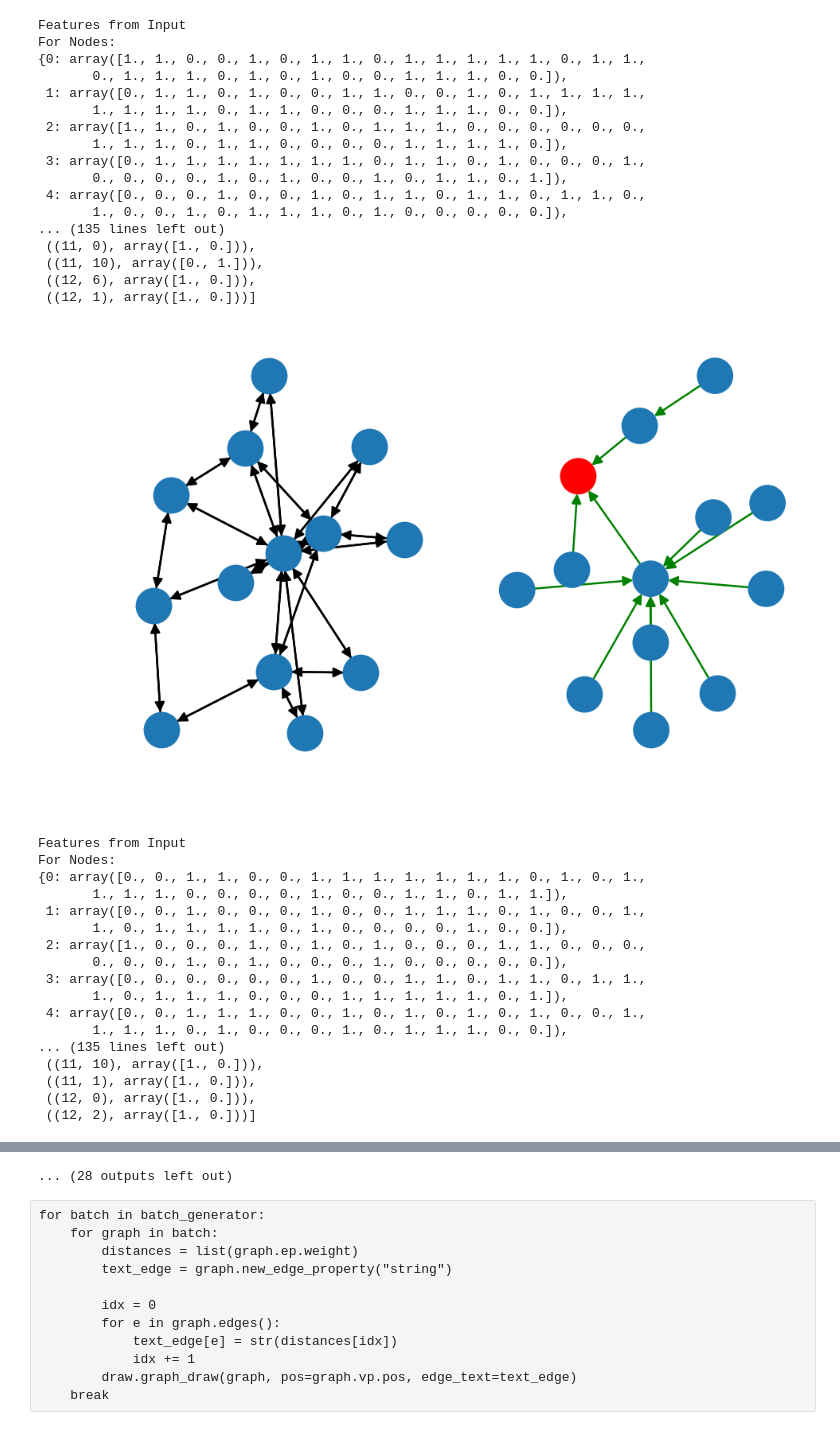
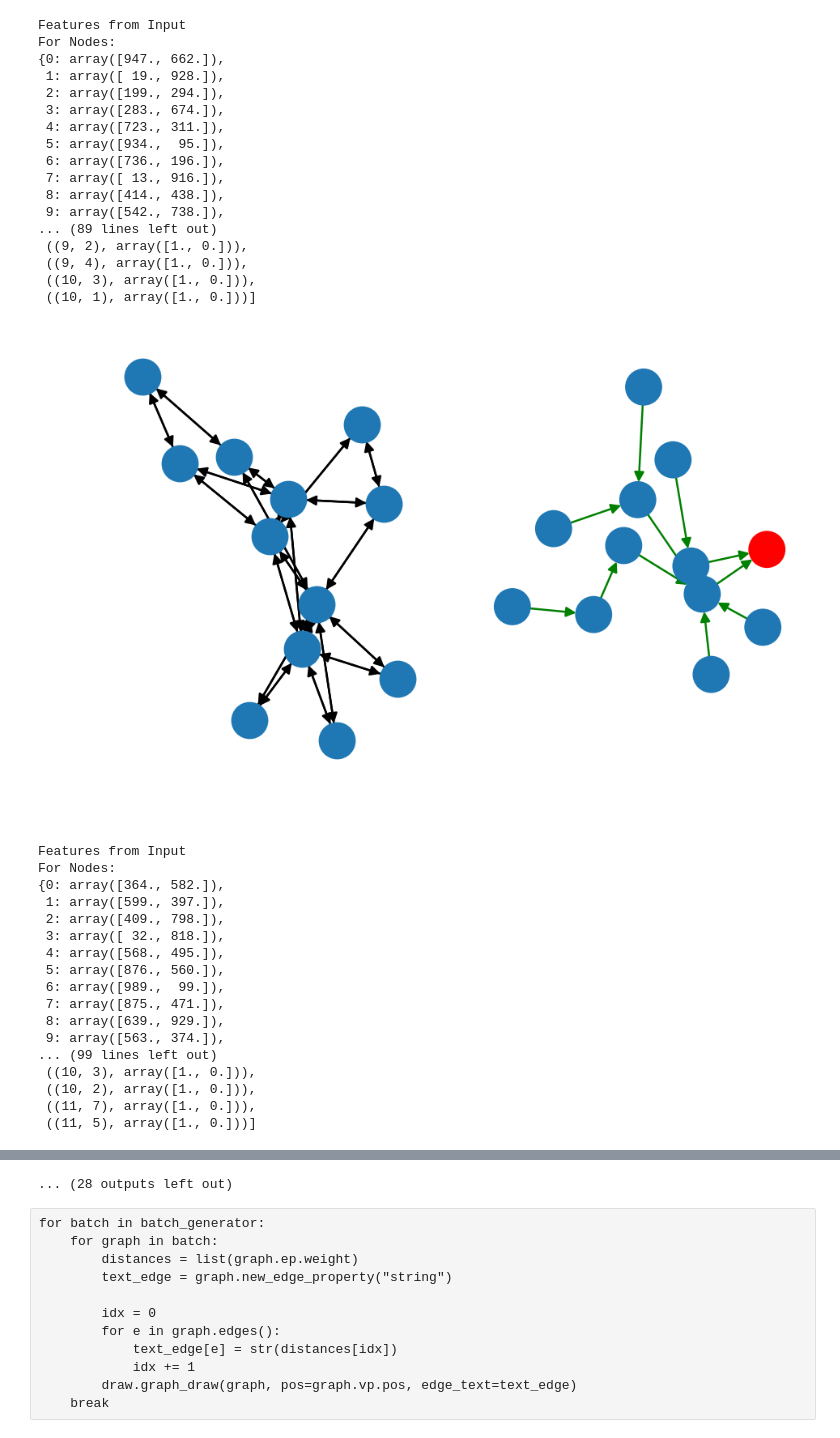
Before and after one commit to caiodadauto/pybrite, a Jupyter notebook: Usage.ipynb, the cells around one changed output, grey strips where cells are left out. Drawn from its saved outputs; the diff is of its cells as text; code cells hidden in the pictures.

Commit message:
Add fields parameter to the generator

```diff
--- a/Usage.ipynb
+++ b/Usage.ipynb
@@ -12,7 +12,7 @@ batch_size = 20
 nodes_size_interval = (10, 15)
 m_size_interval = (2, 2)
 
-batch_generator = pb.graph_batch_generator(batch_size, nodes_size_interval, m_size_interval, input_fields=dict(node="pos"))
+batch_generator = pb.graph_batch_generator(batch_size, nodes_size_interval, m_size_interval, input_fields=dict(node=("pos",)), global_field="pos")
 # %%
 for in_batch, tg_batch in batch_generator:
     p = 0
@@ -36,7 +36,7 @@ for in_batch, tg_batch in batch_generator:
                 edges_to_plot.append(e)
 
         nodes_color = []
-        for ip in dict(tg_graph.nodes(data="ip")).values():
+        for ip in dict(tg_graph.nodes(data="pos")).values():
             if np.all(ip == target_node):
                 nodes_color.append("red")
             else:
@@ -76,35 +76,35 @@ for in_batch, tg_batch in batch_generator:
 Features from Input
 For Nodes:
-{0: array([1., 1., 0., 0., 1., 0., 1., 1., 0., 1., 1., 1., 1., 1., 0., 1., 1.,
-       0., 1., 1., 1., 0., 1., 0., 1., 0., 0., 1., 1., 1., 0., 0.]),
- 1: array([0., 1., 1., 0., 1., 0., 0., 1., 1., 0., 0., 1., 0., 1., 1., 1., 1.,
-       1., 1., 1., 1., 0., 1., 1., 0., 0., 0., 1., 1., 1., 0., 0.]),
- 2: array([1., 1., 0., 1., 0., 0., 1., 0., 1., 1., 1., 0., 0., 0., 0., 0., 0.,
-       1., 1., 1., 0., 1., 1., 0., 0., 0., 0., 1., 1., 1., 1., 0.]),
- 3: array([0., 1., 1., 1., 1., 1., 1., 1., 0., 1., 1., 0., 1., 0., 0., 0., 1.,
-       0., 0., 0., 0., 1., 0., 1., 0., 0., 1., 0., 1., 1., 0., 1.]),
- 4: array([0., 0., 0., 1., 0., 0., 1., 0., 1., 1., 0., 1., 1., 0., 1., 1., 0.,
-       1., 0., 0., 1., 0., 1., 1., 1., 0., 1., 0., 0., 0., 0., 0.]),
-... (135 lines left out)
- ((11, 0), array([1., 0.])),
- ((11, 10), array([0., 1.])),
- ((12, 6), array([1., 0.])),
- ((12, 1), array([1., 0.]))]
+{0: array([947., 662.]),
+ 1: array([ 19., 928.]),
+ 2: array([199., 294.]),
+ 3: array([283., 674.]),
+ 4: array([723., 311.]),
+ 5: array([934.,  95.]),
+ 6: array([736., 196.]),
+ 7: array([ 13., 916.]),
+ 8: array([414., 438.]),
+ 9: array([542., 738.]),
+... (89 lines left out)
+ ((9, 2), array([1., 0.])),
+ ((9, 4), array([1., 0.])),
+ ((10, 3), array([1., 0.])),
+ ((10, 1), array([1., 0.]))]
-[figure, old version]
+[figure, new version]
 Features from Input
 For Nodes:
-{0: array([0., 0., 1., 1., 0., 0., 1., 1., 1., 1., 1., 1., 1., 0., 1., 0., 1.,
-       1., 1., 1., 0., 0., 0., 0., 1., 0., 0., 1., 1., 0., 1., 1.]),
- 1: array([0., 0., 1., 0., 0., 0., 1., 0., 0., 1., 1., 1., 0., 1., 0., 0., 1.,
-       1., 0., 1., 1., 1., 1., 0., 1., 0., 0., 0., 0., 1., 0., 0.]),
- 2: array([1., 0., 0., 0., 1., 0., 1., 0., 1., 0., 0., 0., 1., 1., 0., 0., 0.,
-       0., 0., 0., 1., 0., 1., 0., 0., 0., 1., 0., 0., 0., 0., 0.]),
- 3: array([0., 0., 0., 0., 0., 0., 1., 0., 0., 1., 1., 0., 1., 1., 0., 1., 1.,
-       1., 0., 1., 1., 1., 0., 0., 0., 1., 1., 1., 1., 1., 0., 1.]),
- 4: array([0., 0., 1., 1., 1., 0., 0., 1., 0., 1., 0., 1., 0., 1., 0., 0., 1.,
-       1., 1., 1., 0., 1., 0., 0., 0., 1., 0., 1., 1., 1., 0., 0.]),
-... (135 lines left out)
- ((11, 10), array([1., 0.])),
- ((11, 1), array([1., 0.])),
- ((12, 0), array([1., 0.])),
- ((12, 2), array([1., 0.]))]
+{0: array([364., 582.]),
+ 1: array([599., 397.]),
+ 2: array([409., 798.]),
+ 3: array([ 32., 818.]),
+ 4: array([568., 495.]),
+ 5: array([876., 560.]),
+ 6: array([989.,  99.]),
+ 7: array([875., 471.]),
+ 8: array([639., 929.]),
+ 9: array([563., 374.]),
+... (99 lines left out)
+ ((10, 3), array([1., 0.])),
+ ((10, 2), array([1., 0.])),
+ ((11, 7), array([1., 0.])),
+ ((11, 5), array([1., 0.]))]
```
Also changed, not shown: parts of 2 cells of this notebook, 2 other files.
